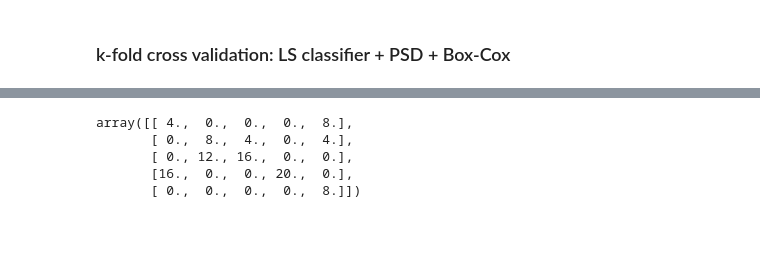
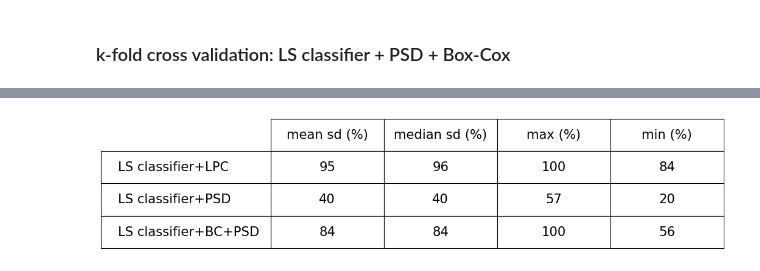
Before and after one commit to tapyu/to-rm-courses, a Jupyter notebook: identificação_de_sistemas/Projeto 1 - Extração de Atributos de Sinais de Voz para Classificação de Padrões/TC1.ipynb, the cells around one changed output, grey strips where cells are left out. Cells and saved outputs as stored; diff of their text form; code cells hidden in the pictures; blank space fills up the shorter version.

```diff
--- a/identificação_de_sistemas/Projeto 1 - Extração de Atributos de Sinais de Voz para Classificação de Padrões/TC1.ipynb
+++ b/identificação_de_sistemas/Projeto 1 - Extração de Atributos de Sinais de Voz para Classificação de Padrões/TC1.ipynb
@@ -207,6 +229,7 @@ class LS_Classifier():
     # testing
     def test(self, X, D):
         n_errors = 0
+        self.N_test = X.shape[1] # number of columns
         confusion_matrix = zeros((5,5))
         # testing phase
         for x, d in zip(X.T, D.T): # for each column
@@ -228,6 +251,25 @@ class LS_Classifier():
             self.confusion_matrix_best = confusion_matrix
         # save n_errors
         self.n_errors.append(n_errors)
+
+    # mean accuracy in %
+    def get_mean(self):
+        return (self.N_test - mean(self.n_errors))*100 / self.N_test
+    # median accuracy in %
+    def get_median(self):
+        return (self.N_test - median(self.n_errors))*100 / self.N_test
+    # max accuracy in %
+    def get_max(self):
+        return (self.N_test - min(self.n_errors))*100 / self.N_test
+    # min accuracy in %
+    def get_min(self):
+        return (self.N_test - max(self.n_errors))*100 / self.N_test
+
+    def get_confusion_matrix_worst(self):
+        return self.confusion_matrix_worst
+
+    def get_confusion_matrix_best(self):
+        return self.confusion_matrix_best
 # %% [markdown]
 #### K-fold cross validation: LS classifier + LPC
 # %%
@@ -243,7 +285,7 @@ for train_set in kfold_iterator:
     X_train, D_train = empty((P_LPC, 0)), empty((5, 0))
     all_data_train = {key:value for key, value in all_data.items() if 'p10' in key and any([key.split('_')[1] == str(e) for e in train_set])}
     for data in all_data_train.values():
-        X_train = concatenate((X_train, data['all_a+noise_0625'][:,None]), axis=1)
+        X_train = concatenate((X_train, data['all_a'][:,None]), axis=1)
         D_train = concatenate((D_train, data['d'][:,None]), axis=1)
     # generate test dataset
     X_test, D_test = empty((P_LPC, 0)), empty((5, 0))
@@ -252,9 +294,9 @@ for train_set in kfold_iterator:
         test_set.remove(e)
     all_data_test = {key:value for key, value in all_data.items() if 'p10' in key and any([key.split('_')[1] == str(e) for e in test_set])}
     for data in all_data_test.values():
-        X_test = concatenate((X_test, data['all_a+noise_0625'][:,None]), axis=1)
+        X_test = concatenate((X_test, data['all_a'][:,None]), axis=1)
         D_test = concatenate((D_test, data['d'][:,None]), axis=1)
     ls_classifier.train(X_train, D_train)
     ls_classifier.test(X_test, D_test)
 
-ls_classifier.n_errors
+LSC_LPC = {'mean': ls_classifier.get_mean(), 'median': ls_classifier.get_median(), 'max': ls_classifier.get_max(), 'min': ls_classifier.get_min(), 'best confusion matrix': ls_classifier.get_confusion_matrix_best(), 'worst confision matrix': ls_classifier.get_confusion_matrix_worst()}
@@ -288,4 +328,4 @@ for train_set in kfold_iterator:
     ls_classifier.train(X_train, D_train)
     ls_classifier.test(X_test, D_test)
 
-ls_classifier.n_errors
+LSC_PSD = {'mean': ls_classifier.get_mean(), 'median': ls_classifier.get_median(), 'max': ls_classifier.get_max(), 'min': ls_classifier.get_min(), 'best confusion matrix': ls_classifier.get_confusion_matrix_best(), 'worst confision matrix': ls_classifier.get_confusion_matrix_worst()}
@@ -333,4 +355,4 @@ for train_set in kfold_iterator:
     ls_classifier.train(X_train, D_train)
     ls_classifier.test(X_test, D_test)
 
-ls_classifier.n_errors
+LSC_PSD_BC = {'mean': ls_classifier.get_mean(), 'median': ls_classifier.get_median(), 'max': ls_classifier.get_max(), 'min': ls_classifier.get_min(), 'best confusion matrix': ls_classifier.get_confusion_matrix_best(), 'worst confision matrix': ls_classifier.get_confusion_matrix_worst()}
@@ -355,8 +359,16 @@ ls_classifier.n_errors
-# %%
-ls_classifier.confusion_matrix_worst
-# %% [output]
-array([[ 4.,  0.,  0.,  0.,  8.],
-       [ 0.,  8.,  4.,  0.,  4.],
-       [ 0., 12., 16.,  0.,  0.],
-       [16.,  0.,  0., 20.,  0.],
-       [ 0.,  0.,  0.,  0.,  8.]])
+# %%
+fig = plt.figure(figsize=(12, 3), dpi=80)
+ax = fig.gca()
+# hide axes
+fig.patch.set_visible(False)
+ax.axis('off')
+ax.axis('tight')
+col_labels = ['mean sd (%)', 'median sd (%)', 'max (%)', 'min (%)']
+row_labels = ['LS classifier+LPC', 'LS classifier+PSD', 'LS classifier+BC+PSD']
+cell_tex = [[f'{x[value]:.0f}' for value in ('mean', 'median', 'max', 'min')] for x in (LSC_LPC, LSC_PSD, LSC_PSD_BC)]
+
+table_ = ax.table(cellText=cell_tex, colLabels=col_labels, loc='center', cellLoc='center', rowLabels=row_labels)
+table_.scale(1, 4)
+plt.show()
+# %% [output]
+[figure, added]
```
Also changed, not shown: parts of 17 cells of this notebook, 9 other files.
